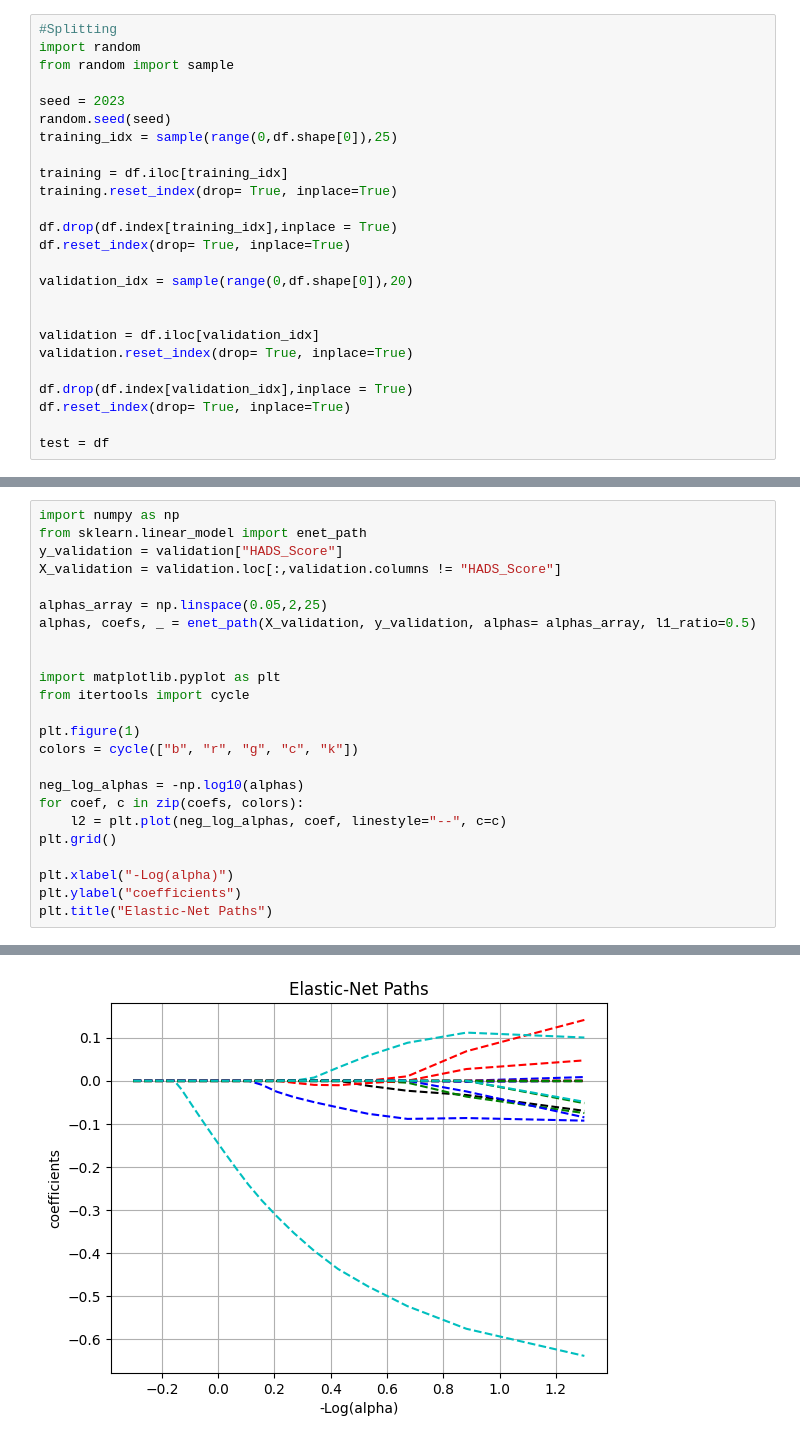
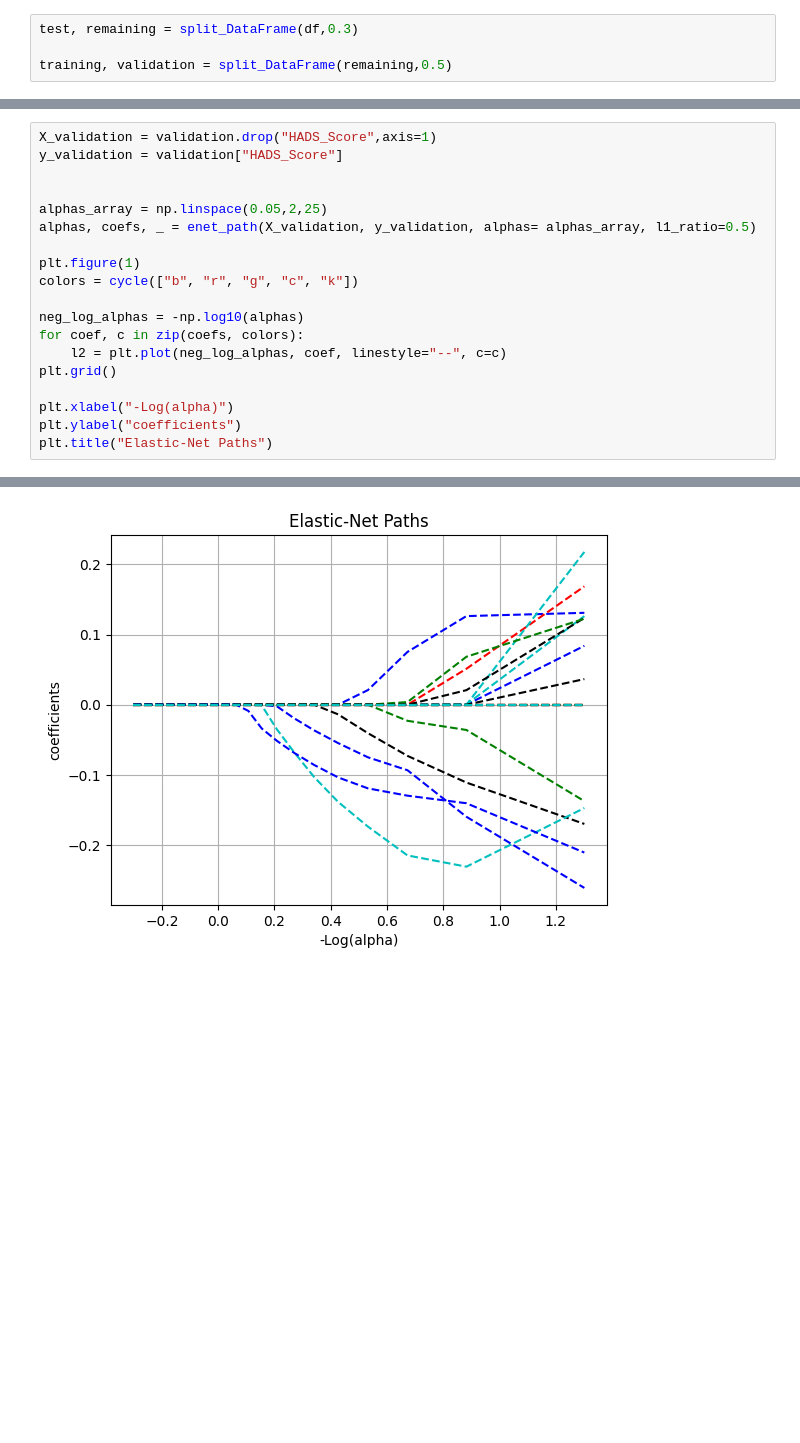
Before and after one commit to cMancio00/Contest_MASL_2023, a Jupyter notebook: linear_regression.ipynb, the cells around one changed output, grey strips where cells are left out. Saved outputs shown, nothing was run; the diff lists cells and outputs as text; blank space fills up the shorter version.

```diff
--- a/linear_regression.ipynb
+++ b/linear_regression.ipynb
@@ -37,25 +59,4 @@ df.drop(columns=["Total anxiety score", "Total Depression score"], inplace=True)
 # %%
-#Splitting
-import random
-from random import sample
+test, remaining = split_DataFrame(df,0.3)
 
-seed = 2023
-random.seed(seed)
-training_idx = sample(range(0,df.shape[0]),25)
-
-training = df.iloc[training_idx]
-training.reset_index(drop= True, inplace=True)
-
-df.drop(df.index[training_idx],inplace = True)
-df.reset_index(drop= True, inplace=True)
-
-validation_idx = sample(range(0,df.shape[0]),20)
-
-
-validation = df.iloc[validation_idx]
-validation.reset_index(drop= True, inplace=True)
-
-df.drop(df.index[validation_idx],inplace = True)
-df.reset_index(drop= True, inplace=True)
-
-test = df
+training, validation = split_DataFrame(remaining,0.5)
@@ -62,27 +86,22 @@ test = df
 # %%
-import numpy as np
-from sklearn.linear_model import enet_path
+X_validation = validation.drop("HADS_Score",axis=1)
 y_validation = validation["HADS_Score"]
-X_validation = validation.loc[:,validation.columns != "HADS_Score"]
+
 
 alphas_array = np.linspace(0.05,2,25)
 alphas, coefs, _ = enet_path(X_validation, y_validation, alphas= alphas_array, l1_ratio=0.5)
-
-
-import matplotlib.pyplot as plt
-from itertools import cycle
 
 plt.figure(1)
 colors = cycle(["b", "r", "g", "c", "k"])
 
 neg_log_alphas = -np.log10(alphas)
 for coef, c in zip(coefs, colors):
     l2 = plt.plot(neg_log_alphas, coef, linestyle="--", c=c)
 plt.grid()
 
 plt.xlabel("-Log(alpha)")
 plt.ylabel("coefficients")
 plt.title("Elastic-Net Paths")
 # %% [output]
 Text(0.5, 1.0, 'Elastic-Net Paths')
-[figure, old version]
+[figure, new version]
```
Also changed, not shown: parts of 17 cells of this notebook.
